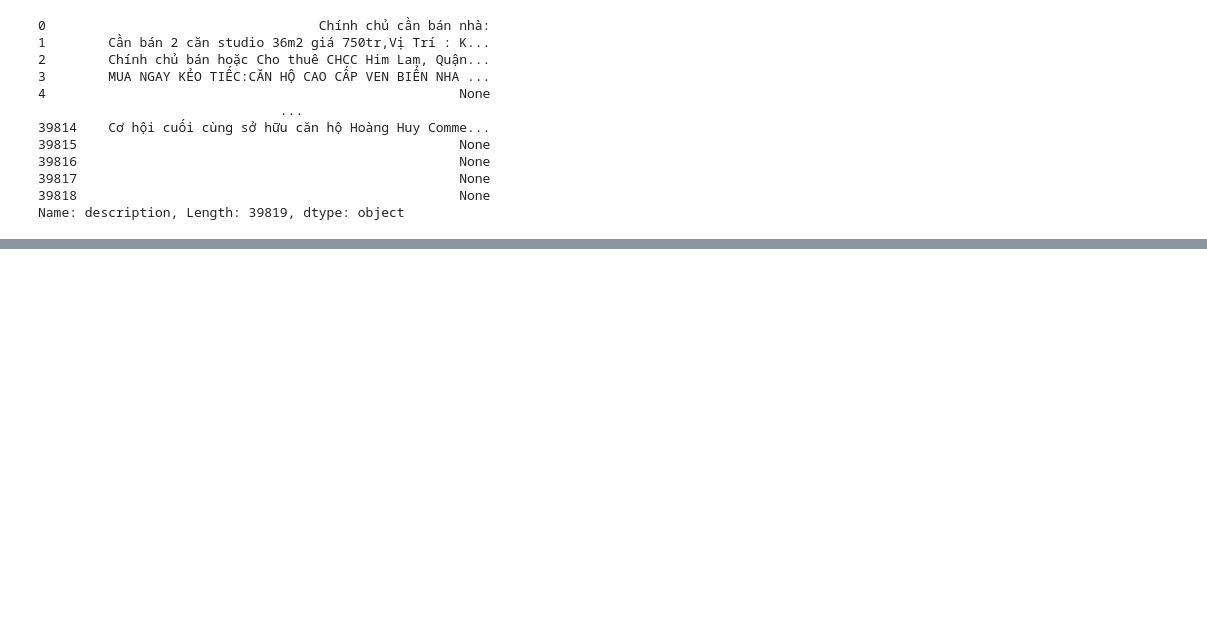
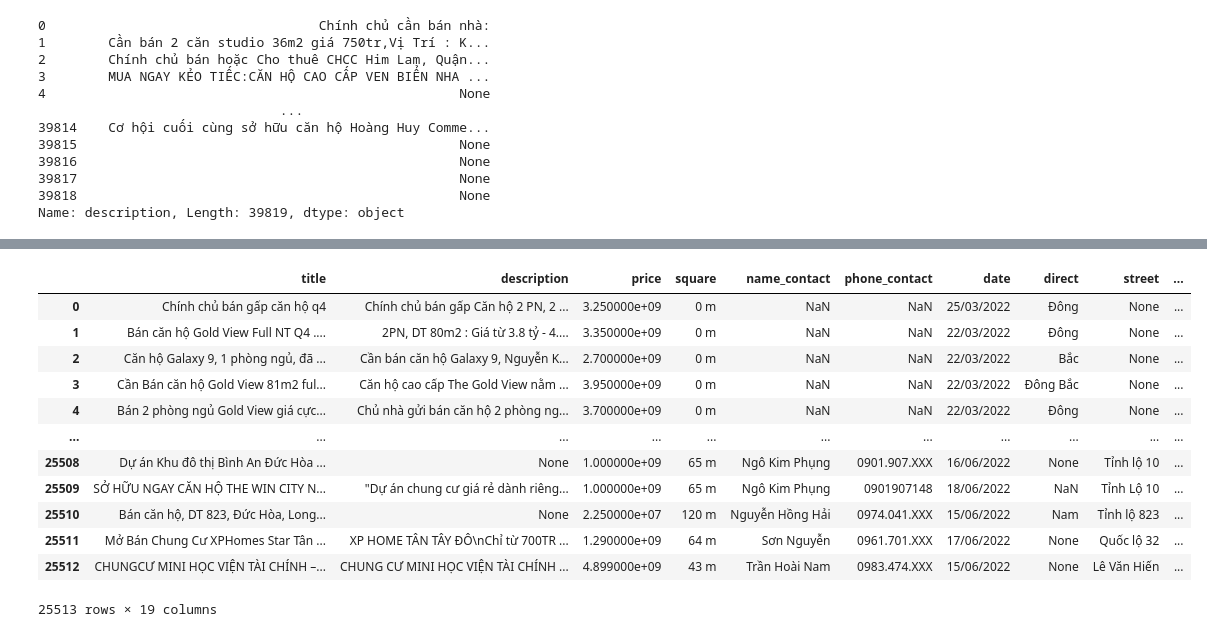
Before and after one commit to longpt233/real-estate-integration, a Jupyter notebook: prj-exam/data-matching/data_matching.ipynb, the cells around one changed output, grey strips where cells are left out. Drawn from its saved outputs; the diff is of its cells as text; code cells hidden in the pictures; blank space fills up the shorter version.

```diff
--- a/prj-exam/data-matching/data_matching.ipynb
+++ b/prj-exam/data-matching/data_matching.ipynb
@@ -181,0 +104,17 @@ def remove_subset(self, new_df: pd.DataFrame, address):
+# %%
+data = pd.read_csv('/home/darkknight/real-estate-integration/prj-exam/data-matching/final_data.csv', encoding='utf-8')
+data
+# %% [output]
+|  | title | description | price | square | name_contact | phone_contact | date | direct | street | ... |
+| 0 | Chính chủ bán gấp căn hộ q4 | Chính chủ bán gấp Căn hộ 2 PN, 2 ... | 3.250000e+09 | 0 m | NaN | NaN | 25/03/2022 | Đông | None | ... |
+| 1 | Bán căn hộ Gold View Full NT Q4 .... | 2PN, DT 80m2 : Giá từ 3.8 tỷ - 4.... | 3.350000e+09 | 0 m | NaN | NaN | 22/03/2022 | Đông | None | ... |
+| 2 | Căn hộ Galaxy 9, 1 phòng ngủ, đã ... | Cần bán căn hộ Galaxy 9, Nguyễn K... | 2.700000e+09 | 0 m | NaN | NaN | 22/03/2022 | Bắc | None | ... |
+| 3 | Cần Bán căn hộ Gold View 81m2 ful... | Căn hộ cao cấp The Gold View nằm ... | 3.950000e+09 | 0 m | NaN | NaN | 22/03/2022 | Đông Bắc | None | ... |
+| 4 | Bán 2 phòng ngủ Gold View giá cực... | Chủ nhà gửi bán căn hộ 2 phòng ng... | 3.700000e+09 | 0 m | NaN | NaN | 22/03/2022 | Đông | None | ... |
+| ... | ... | ... | ... | ... | ... | ... | ... | ... | ... | ... |
+| 25508 | Dự án Khu đô thị Bình An Đức Hòa ... | None | 1.000000e+09 | 65 m | Ngô Kim Phụng | 0901.907.XXX | 16/06/2022 | None | Tỉnh lộ 10 | ... |
+| 25509 | SỞ HỮU NGAY CĂN HỘ THE WIN CITY N... | "Dự án chung cư giá rẻ dành riêng... | 1.000000e+09 | 65 m | Ngô Kim Phụng | 0901907148 | 18/06/2022 | NaN | Tỉnh Lộ 10 | ... |
+| 25510 | Bán căn hộ, DT 823, Đức Hòa, Long... | None | 2.250000e+07 | 120 m | Nguyễn Hồng Hải | 0974.041.XXX | 15/06/2022 | Nam | Tỉnh lộ 823 | ... |
+| 25511 | Mở Bán Chung Cư XPHomes Star Tân ... | XP HOME TÂN TÂY ĐÔ\nChỉ từ 700TR ... | 1.290000e+09 | 64 m | Sơn Nguyễn | 0961.701.XXX | 17/06/2022 | None | Quốc lộ 32 | ... |
+| 25512 | CHUNGCƯ MINI HỌC VIỆN TÀI CHÍNH –... | CHUNG CƯ MINI HỌC VIỆN TÀI CHÍNH ... | 4.899000e+09 | 43 m | Trần Hoài Nam | 0983.474.XXX | 15/06/2022 | None | Lê Văn Hiến | ... |
+25513 rows × 19 columns
```
Also changed, not shown: parts of 6 cells of this notebook.
